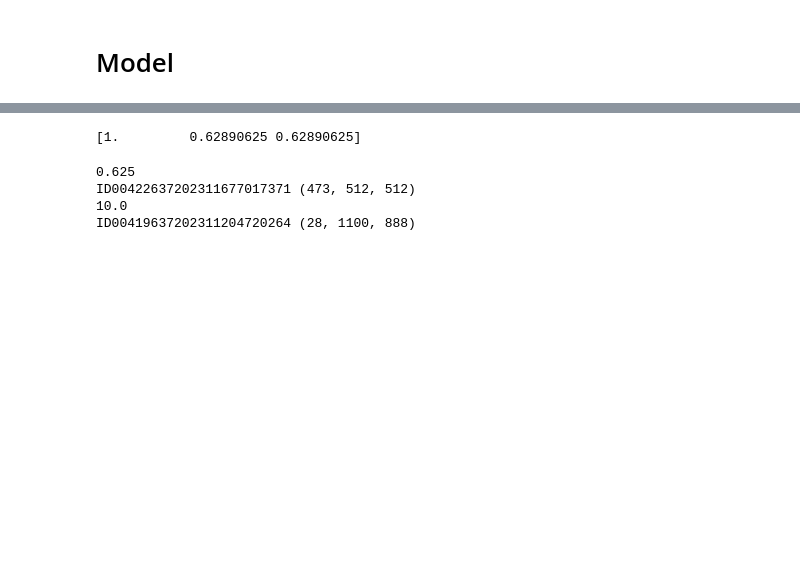
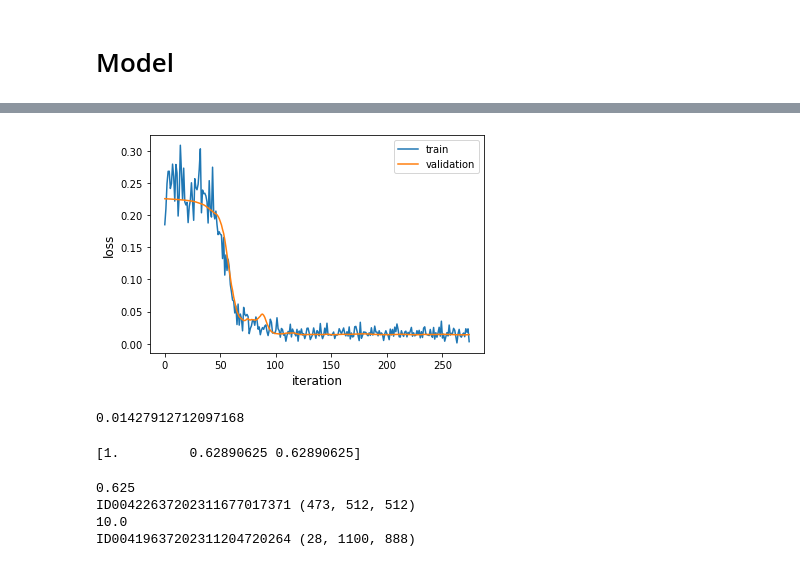
Before and after one commit to akorol98/osic, a Jupyter notebook: main.ipynb, the cells around one changed output, grey strips where cells are left out. Saved outputs shown, nothing was run; the diff lists cells and outputs as text; code cells hidden in the pictures; blank space fills up the shorter version.

```diff
--- a/main.ipynb
+++ b/main.ipynb
@@ -399,0 +473,3 @@ print(sum(p.numel() for p in model.parameters()))
+# %%
+model = model.to(torch.device('cpu'))
+model = model.eval()
@@ -400 +483,3 @@ print(sum(p.numel() for p in model.parameters()))
+# %%
+batch = next(iter(dataloader_test))
 # %%
@@ -404,22 +511,46 @@ torch.Size([10, 3])
 # %%
 criterion = nn.MSELoss()
 optimizer = torch.optim.Adam(model.parameters(), lr=0.0001)
+# %%
+losses = []
+losses_test = []
 # %%
-num_epochs = 1
+num_epochs = 5
+model = model.to(device)
 for epoch in range(num_epochs):
-    print('Epoch: {}'.format(epoch+1))
     for batch in tqdm(dataloader):
         model.train()
         optimizer.zero_grad()
 
-        scans, labels = batch['scan'], batch['label']
+        scans, labels = batch['scan'].unsqueeze(1).to(device), batch['label'].to(device)
 
         output = model(scans.float())
 
         loss = criterion(output, labels.float())
         loss.backward()
         optimizer.step()
-        print(loss)
+        losses.append(loss.item())
+
+        for batch in dataloader_test:
+            model.eval()
+            scans, labels = batch['scan'].unsqueeze(1).to(device), batch['label'].to(device)
+            with torch.no_grad():
+                output = model(scans.float())
+                loss = criterion(output, labels.float())
+                losses_test.append(loss.item())
+# %%
+plt.plot(losses, label='train')
+plt.plot(losses_test, label='validation')
+plt.xlabel('iteration', fontsize=12)
+plt.ylabel('loss', fontsize=12)
+plt.legend()
+plt.show()
+# %% [output]
+[figure, added]
+# %%
+losses_test[-1]
+# %% [output]
+0.01427912712097168
 # %%
 exclusion_list = []
 for pacient in tqdm(os.listdir(base)):
```
Also changed, not shown: parts of 15 cells of this notebook.
